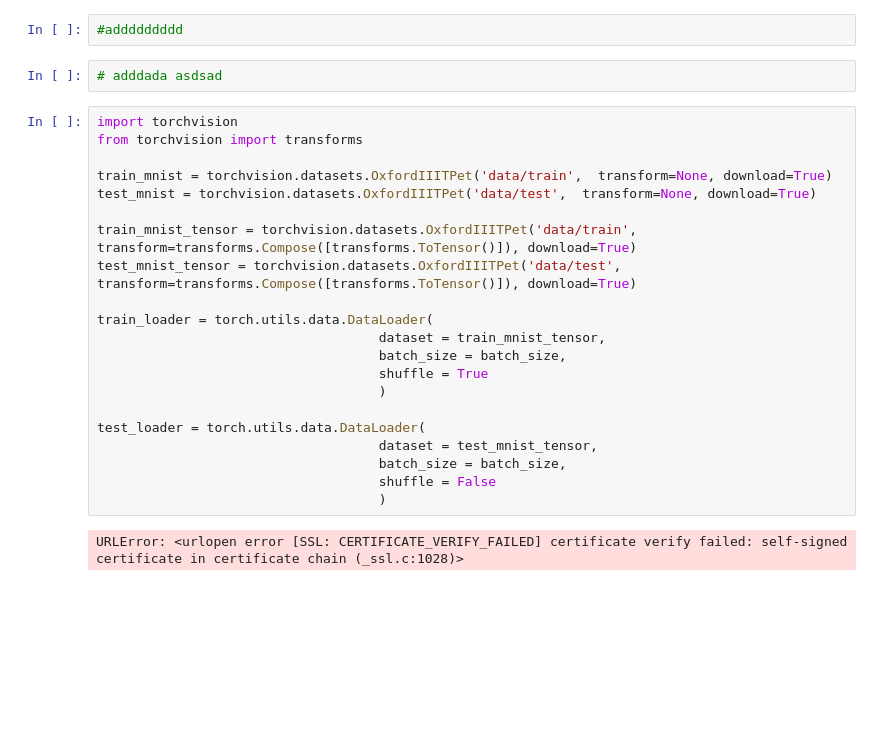
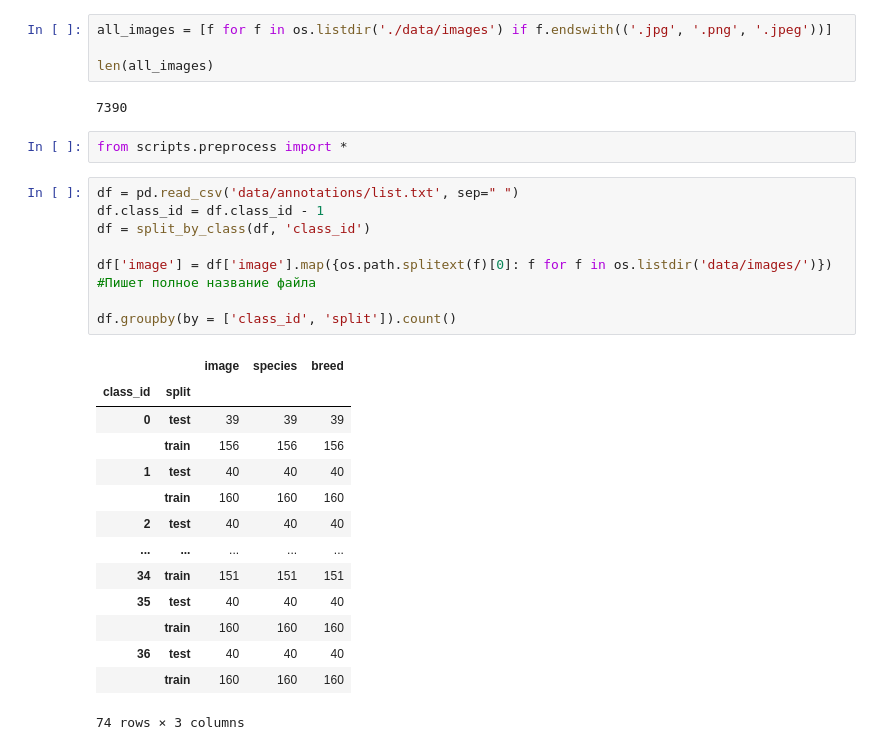
Before and after one commit to matveisut/pytorch_classification_pets, a Jupyter notebook: main.ipynb, the cells around one changed output. Cells and saved outputs as stored; diff of their text form; blank space fills up the shorter version.

```diff
--- a/main.ipynb
+++ b/main.ipynb
@@ -18,27 +20,31 @@ unverified_context = ssl._create_unverified_context()
-# %%
-#addddddddd
-# %%
-# adddada asdsad
-# %%
-import torchvision
-from torchvision import transforms
-
-train_mnist = torchvision.datasets.OxfordIIITPet('data/train',  transform=None, download=True)
-test_mnist = torchvision.datasets.OxfordIIITPet('data/test',  transform=None, download=True)
-
-train_mnist_tensor = torchvision.datasets.OxfordIIITPet('data/train',  transform=transforms.Compose([transforms.ToTensor()]), download=True)
-test_mnist_tensor = torchvision.datasets.OxfordIIITPet('data/test',  transform=transforms.Compose([transforms.ToTensor()]), download=True)
-
-train_loader = torch.utils.data.DataLoader(
-                                    dataset = train_mnist_tensor,
-                                    batch_size = batch_size,
-                                    shuffle = True
-                                    )
-
-test_loader = torch.utils.data.DataLoader(
-                                    dataset = test_mnist_tensor,
-                                    batch_size = batch_size,
-                                    shuffle = False
-                                    )
-# %% [output]
-URLError: <urlopen error [SSL: CERTIFICATE_VERIFY_FAILED] certificate verify failed: self-signed certificate in certificate chain (_ssl.c:1028)>
+# %%
+all_images = [f for f in os.listdir('./data/images') if f.endswith(('.jpg', '.png', '.jpeg'))]
+
+len(all_images)
+# %% [output]
+7390
+# %%
+from scripts.preprocess import *
+# %%
+df = pd.read_csv('data/annotations/list.txt', sep=" ")
+df.class_id = df.class_id - 1
+df = split_by_class(df, 'class_id')
+
+df['image'] = df['image'].map({os.path.splitext(f)[0]: f for f in os.listdir('data/images/')}) #Пишет полное название файла
+
+df.groupby(by = ['class_id', 'split']).count()
+# %% [output]
+|  |  | image | species | breed |
+| class_id | split |  |  |  |
+| 0 | test | 39 | 39 | 39 |
+|  | train | 156 | 156 | 156 |
+| 1 | test | 40 | 40 | 40 |
+|  | train | 160 | 160 | 160 |
+| 2 | test | 40 | 40 | 40 |
+| ... | ... | ... | ... | ... |
+| 34 | train | 151 | 151 | 151 |
+| 35 | test | 40 | 40 | 40 |
+|  | train | 160 | 160 | 160 |
+| 36 | test | 40 | 40 | 40 |
+|  | train | 160 | 160 | 160 |
+74 rows × 3 columns
```
Also changed, not shown: parts of 9 cells of this notebook, 2 other files.
